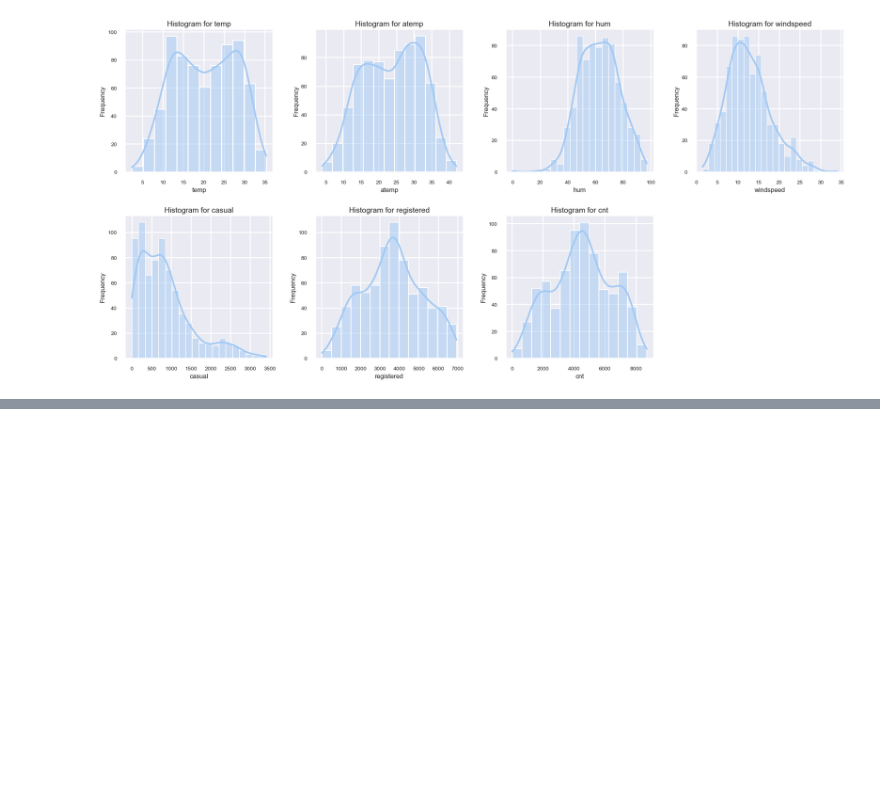
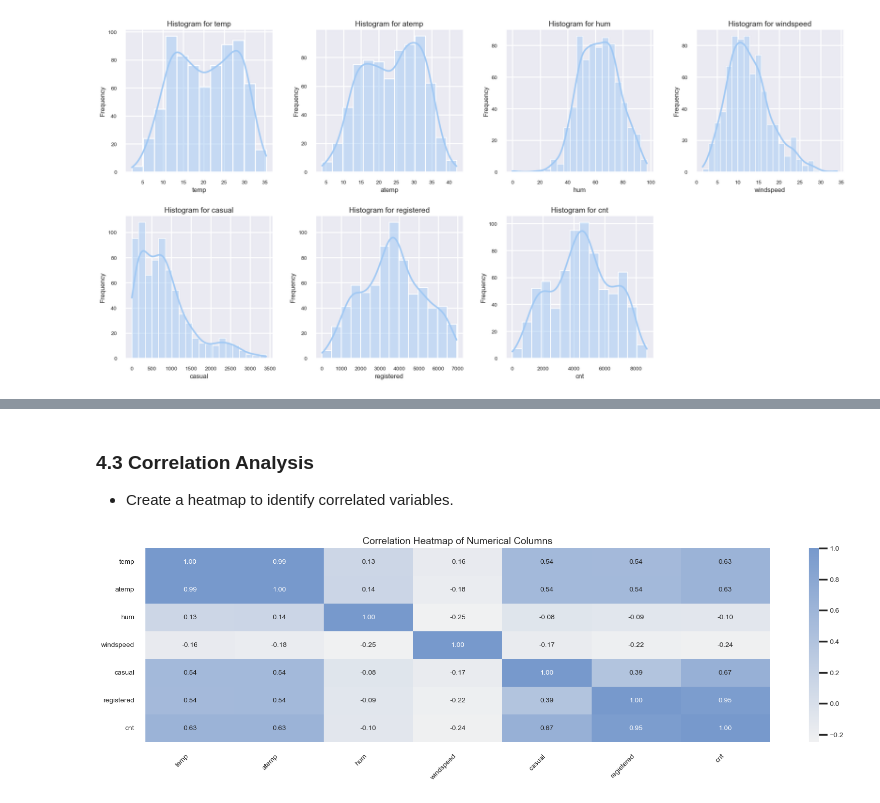
Before and after one commit to uvarajthulasiram/BikeSharingAssignment, a Jupyter notebook: LinearRegression.ipynb, the cells around one changed output, grey strips where cells are left out. Cells and saved outputs as stored; diff of their text form; code cells hidden in the pictures; blank space fills up the shorter version.

```diff
--- a/LinearRegression.ipynb
+++ b/LinearRegression.ipynb
@@ -263,0 +318,14 @@ plt.show()
+# %% [markdown]
+### **4.3 Correlation Analysis**
+- Create a heatmap to identify correlated variables.
+# %%
+plt.figure(figsize=(20, 5))
+correlation = df[num_columns].corr()
+sns.heatmap(correlation, annot=True, annot_kws={'fontsize': 10}, cmap=sns.light_palette("#79c", as_cmap=True), fmt='.2f')
+
+plt.xticks(fontsize=10, rotation=45, ha='right')
+plt.yticks(fontsize=10, rotation=0)
+plt.title('Correlation Heatmap of Numerical Columns')
+plt.show()
+# %% [output]
+[figure, added]
```
Also changed, not shown: parts of 7 cells of this notebook.
